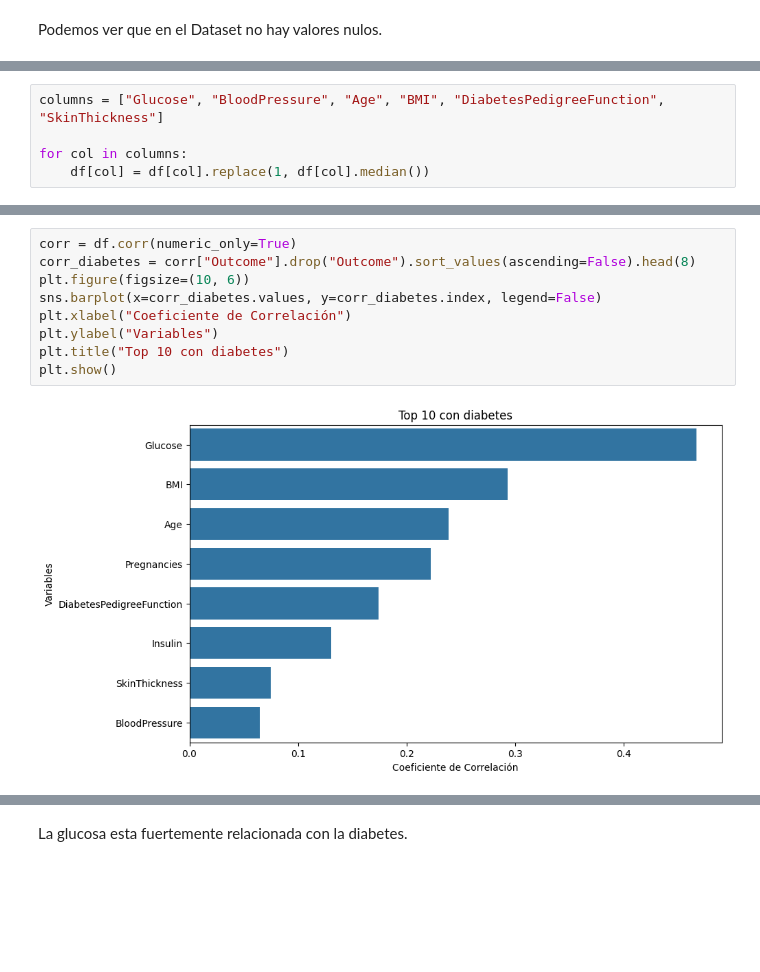
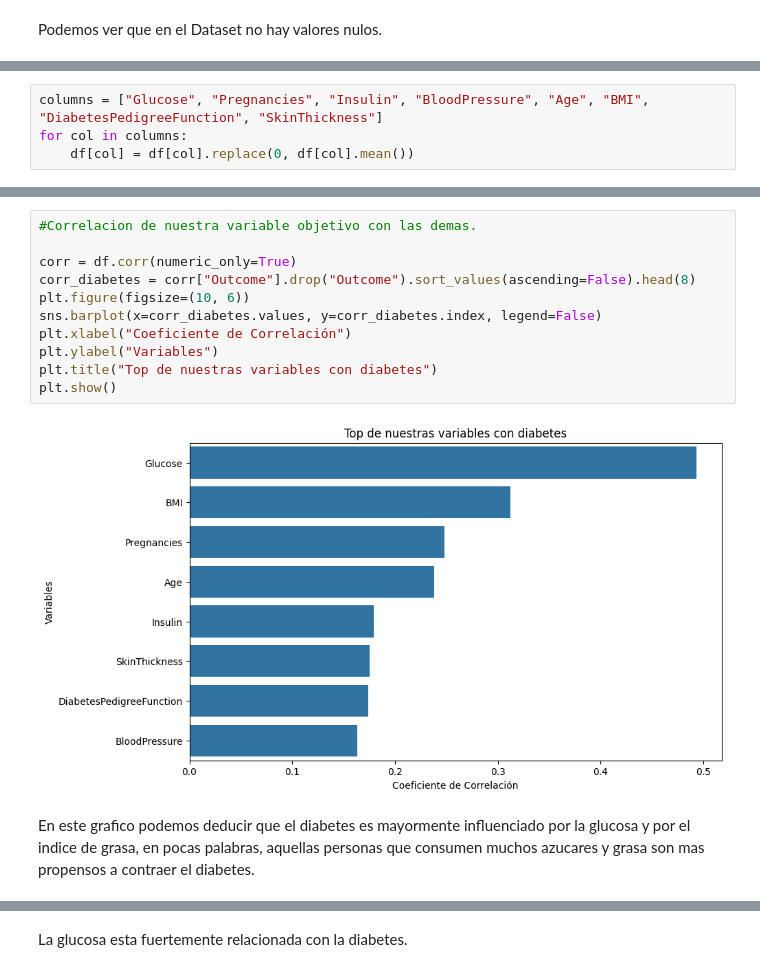
Before and after one commit to 4GeeksAcademy/Arbol2222, a Jupyter notebook: src/explore.ipynb, the cells around one changed output, grey strips where cells are left out. Drawn from its saved outputs; the diff is of its cells as text; blank space fills up the shorter version.

```diff
--- a/src/explore.ipynb
+++ b/src/explore.ipynb
@@ -108,8 +80,7 @@ df[df["BloodPressure"] == 0]
 # %%
-columns = ["Glucose", "BloodPressure", "Age", "BMI", "DiabetesPedigreeFunction", "SkinThickness"]
-
+columns = ["Glucose", "Pregnancies", "Insulin", "BloodPressure", "Age", "BMI", "DiabetesPedigreeFunction", "SkinThickness"]
 for col in columns:
-    df[col] = df[col].replace(1, df[col].median())
+    df[col] = df[col].replace(0, df[col].mean())
 # %%
 #Distribucion con la variable objetivo
 plt.figure(figsize=(12, 6))
@@ -131,14 +133,18 @@ plt.show()
 # %%
+#Correlacion de nuestra variable objetivo con las demas.
+
 corr = df.corr(numeric_only=True)
 corr_diabetes = corr["Outcome"].drop("Outcome").sort_values(ascending=False).head(8)
 plt.figure(figsize=(10, 6))
 sns.barplot(x=corr_diabetes.values, y=corr_diabetes.index, legend=False)
 plt.xlabel("Coeficiente de Correlación")
 plt.ylabel("Variables")
-plt.title("Top 10 con diabetes")
+plt.title("Top de nuestras variables con diabetes")
 plt.show()
 # %% [output]
-[figure, old version]
+[figure, new version]
+# %% [markdown]
+En este grafico podemos deducir que el diabetes es mayormente influenciado por la glucosa y por el indice de grasa, en pocas palabras, aquellas personas que consumen muchos azucares y grasa son mas propensos a contraer el diabetes.
 # %%
 # Impacto de la glucosa con la diabetes
 plt.figure(figsize=(10, 6))
```
Also changed, not shown: parts of 20 cells of this notebook.
